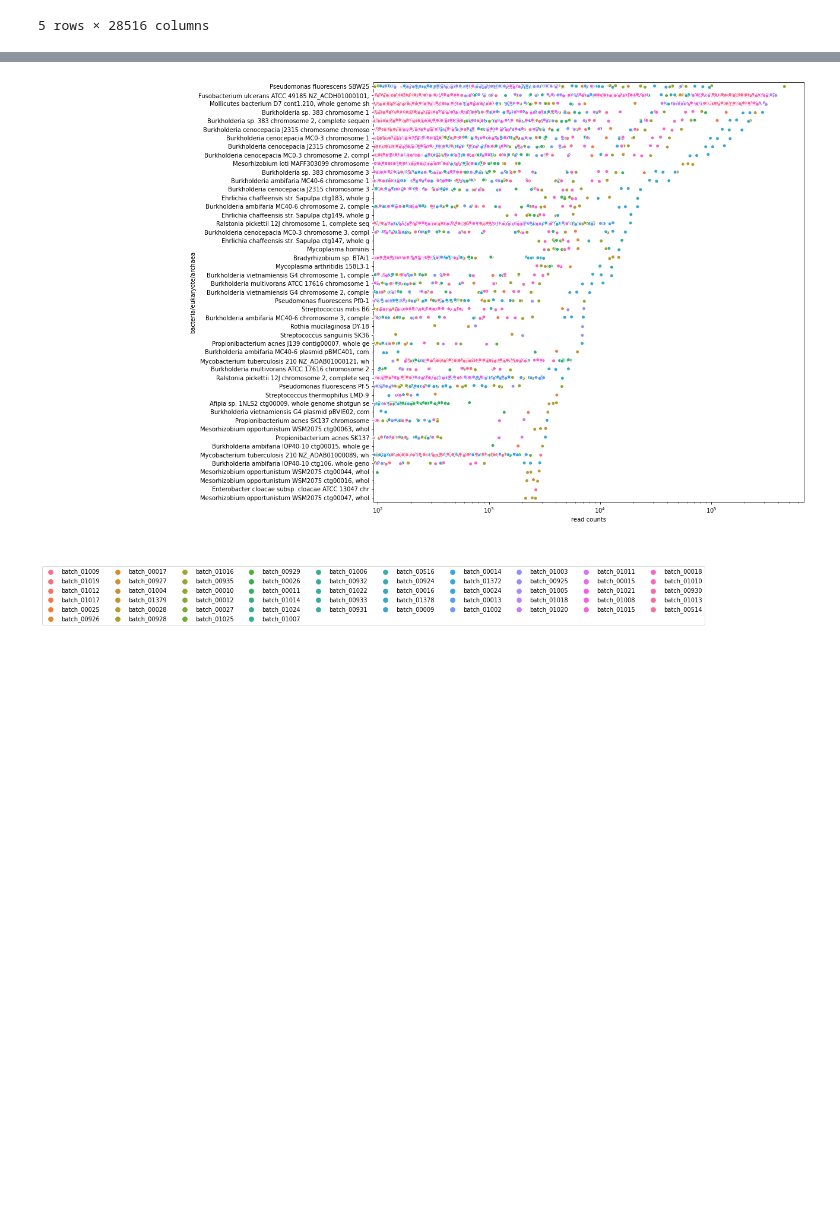
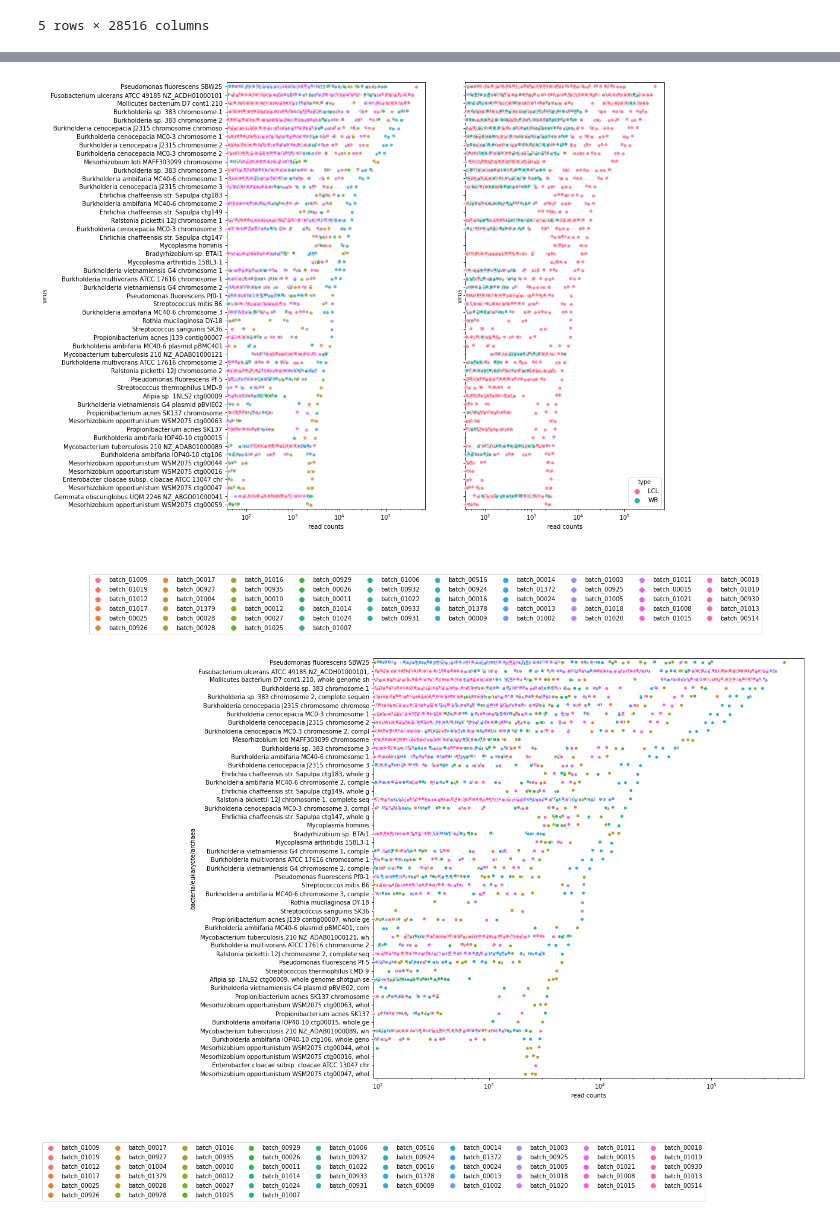
Before and after one commit to chloeh13q/unmapped_reads, a Jupyter notebook: results/paper/abundance_plot.ipynb, the cells around one changed output, grey strips where cells are left out. Drawn from its saved outputs; the diff is of its cells as text; code cells hidden in the pictures; blank space fills up the shorter version.

```diff
--- a/results/paper/abundance_plot.ipynb
+++ b/results/paper/abundance_plot.ipynb
@@ -90,3 +118,10 @@ df.head()
 | 03C23209 - WB - AU1157 | batch_01009 | 1.0 | 196992.0 | 170795.0 | 5.0 | ... |
 | 03C23211 - WB - AU1157 | batch_01009 | 3.0 | 198470.0 | 170048.0 | 9.0 | ... |
 5 rows × 28516 columns
+# %%
+column_labels = {x: x.split(',')[0] for x in df.columns}
+df.rename(columns=column_labels, inplace=True)
+
+type_col = [x.split(' - ')[1] for x in list(df.index)]
+df['type'] = type_col
+df.head()
@@ -93 +136,24 @@ df.head()
+# %%
+columns = list(df.columns[:52])
+columns.append('type')
+
+# take top 50
+df_melt = pd.melt(df.loc[:, columns].reset_index(), id_vars=['index', 'batch', 'type'])
+df_melt.rename(columns={'variable': 'virus', 'value': 'read counts'}, inplace=True)
+# %%
+fig, axes = plt.subplots(figsize=(13,13), sharex=True, sharey=True)
+ax1 = plt.subplot(121)
+ax1.set(xscale="log")
+sns.stripplot(data=df_melt, x='read counts', y='virus', hue='batch', orient='h', alpha=0.8,
+                      linewidth=1, size=6, edgecolor='white', palette='husl')
+plt.legend(loc="lower center", bbox_to_anchor=(1, -0.3), ncol=10)
+
+ax2 = plt.subplot(122)
+ax2.set(xscale="log")
+sns.stripplot(data=df_melt, x='read counts', y='virus', hue='type', orient='h', alpha=0.8,
+                      linewidth=1, size=6, edgecolor='white', palette='husl')
+plt.setp(ax2.get_yticklabels(), visible=False)
+plt.show()
+# %% [output]
+[figure, added]
 # %%
```
Also changed, not shown: parts of 8 cells of this notebook.
